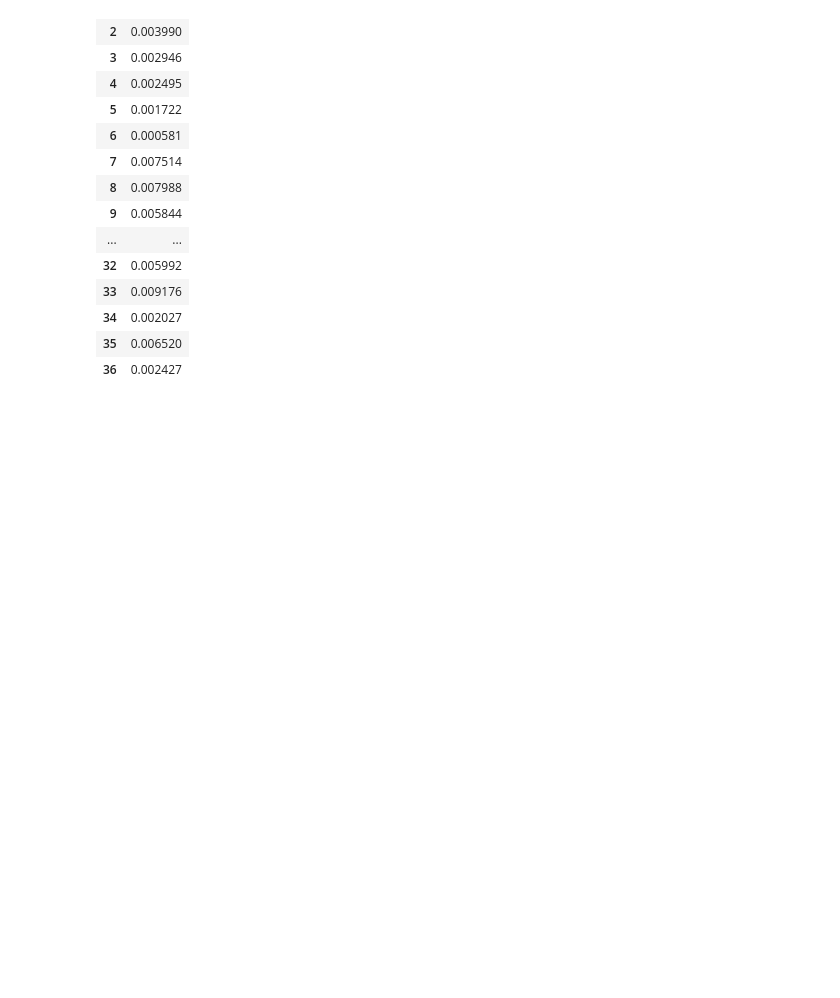
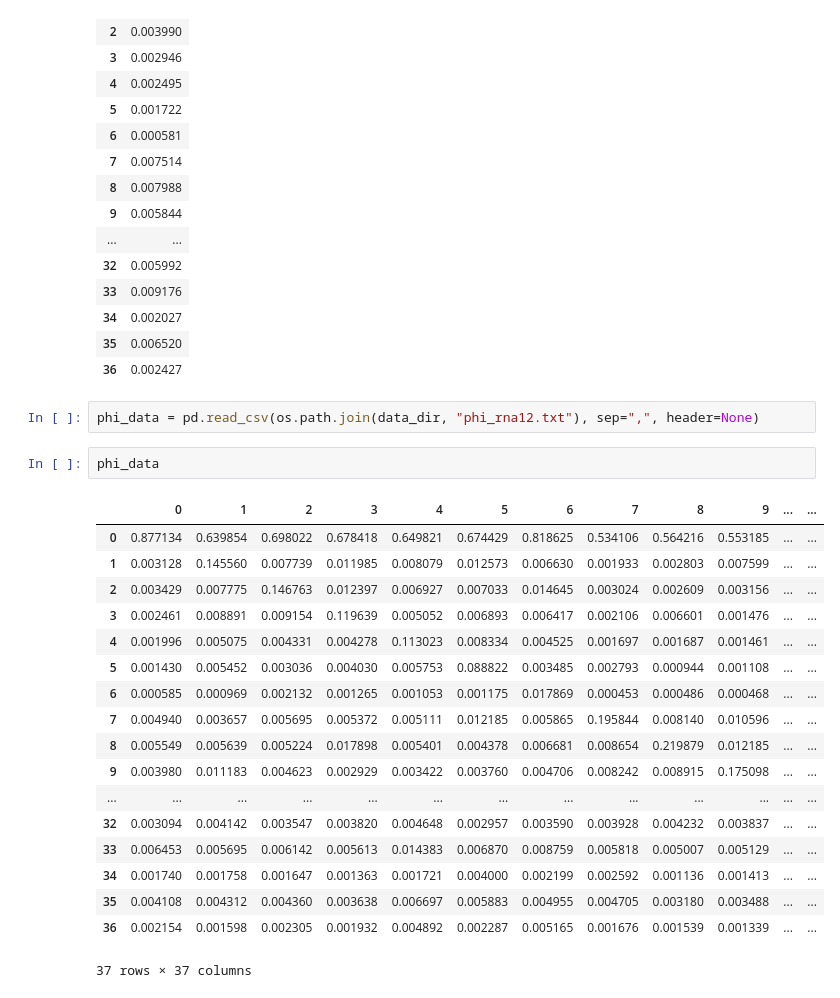
Before and after one commit to vastcollab/ProPGen, a Jupyter notebook: plots/rna12.ipynb, the cells around one changed output. Cells and saved outputs as stored; diff of their text form; blank space fills up the shorter version.

```diff
--- a/plots/rna12.ipynb
+++ b/plots/rna12.ipynb
@@ -36,3 +40,26 @@ freq_data
 | 34 | 0.002027 |
 | 35 | 0.006520 |
 | 36 | 0.002427 |
+# %%
+phi_data = pd.read_csv(os.path.join(data_dir, "phi_rna12.txt"), sep=",", header=None)
+# %%
+phi_data
+# %% [output]
+|  | 0 | 1 | 2 | 3 | 4 | 5 | 6 | 7 | 8 | 9 | ... | ... |
+| 0 | 0.877134 | 0.639854 | 0.698022 | 0.678418 | 0.649821 | 0.674429 | 0.818625 | 0.534106 | 0.564216 | 0.553185 | ... | ... |
+| 1 | 0.003128 | 0.145560 | 0.007739 | 0.011985 | 0.008079 | 0.012573 | 0.006630 | 0.001933 | 0.002803 | 0.007599 | ... | ... |
+| 2 | 0.003429 | 0.007775 | 0.146763 | 0.012397 | 0.006927 | 0.007033 | 0.014645 | 0.003024 | 0.002609 | 0.003156 | ... | ... |
+| 3 | 0.002461 | 0.008891 | 0.009154 | 0.119639 | 0.005052 | 0.006893 | 0.006417 | 0.002106 | 0.006601 | 0.001476 | ... | ... |
+| 4 | 0.001996 | 0.005075 | 0.004331 | 0.004278 | 0.113023 | 0.008334 | 0.004525 | 0.001697 | 0.001687 | 0.001461 | ... | ... |
+| 5 | 0.001430 | 0.005452 | 0.003036 | 0.004030 | 0.005753 | 0.088822 | 0.003485 | 0.002793 | 0.000944 | 0.001108 | ... | ... |
+| 6 | 0.000585 | 0.000969 | 0.002132 | 0.001265 | 0.001053 | 0.001175 | 0.017869 | 0.000453 | 0.000486 | 0.000468 | ... | ... |
+| 7 | 0.004940 | 0.003657 | 0.005695 | 0.005372 | 0.005111 | 0.012185 | 0.005865 | 0.195844 | 0.008140 | 0.010596 | ... | ... |
+| 8 | 0.005549 | 0.005639 | 0.005224 | 0.017898 | 0.005401 | 0.004378 | 0.006681 | 0.008654 | 0.219879 | 0.012185 | ... | ... |
+| 9 | 0.003980 | 0.011183 | 0.004623 | 0.002929 | 0.003422 | 0.003760 | 0.004706 | 0.008242 | 0.008915 | 0.175098 | ... | ... |
+| ... | ... | ... | ... | ... | ... | ... | ... | ... | ... | ... | ... | ... |
+| 32 | 0.003094 | 0.004142 | 0.003547 | 0.003820 | 0.004648 | 0.002957 | 0.003590 | 0.003928 | 0.004232 | 0.003837 | ... | ... |
+| 33 | 0.006453 | 0.005695 | 0.006142 | 0.005613 | 0.014383 | 0.006870 | 0.008759 | 0.005818 | 0.005007 | 0.005129 | ... | ... |
+| 34 | 0.001740 | 0.001758 | 0.001647 | 0.001363 | 0.001721 | 0.004000 | 0.002199 | 0.002592 | 0.001136 | 0.001413 | ... | ... |
+| 35 | 0.004108 | 0.004312 | 0.004360 | 0.003638 | 0.006697 | 0.005883 | 0.004955 | 0.004705 | 0.003180 | 0.003488 | ... | ... |
+| 36 | 0.002154 | 0.001598 | 0.002305 | 0.001932 | 0.004892 | 0.002287 | 0.005165 | 0.001676 | 0.001539 | 0.001339 | ... | ... |
+37 rows × 37 columns
```
Also changed, not shown: parts of 3 cells of this notebook, 3 other files.
